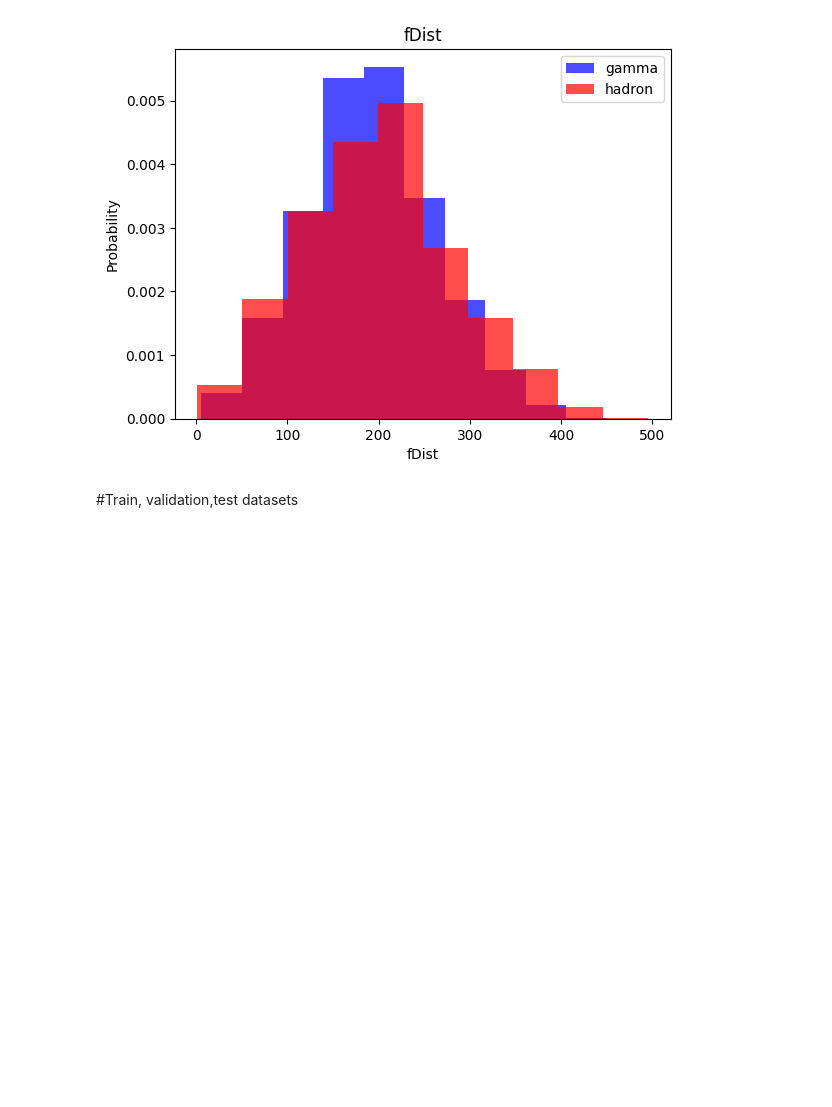
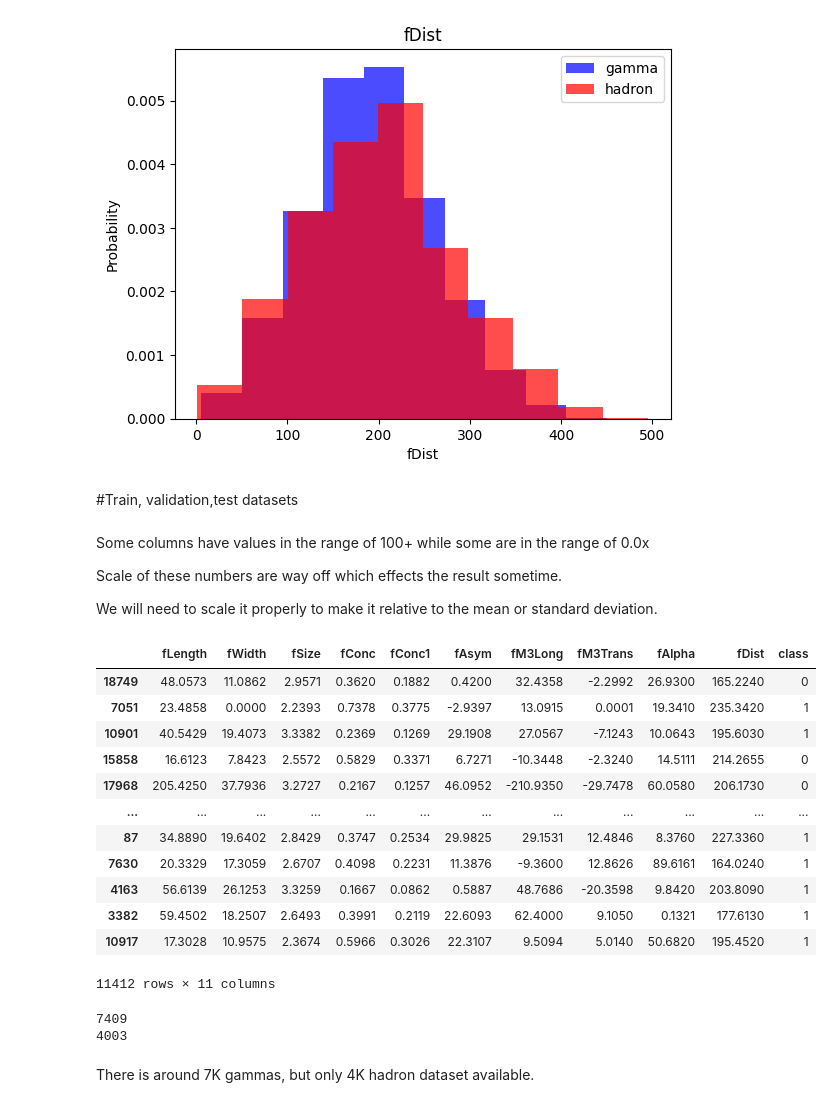
Before and after one commit to qGn300/machine-learning-for-everybody, a Jupyter notebook: Machine_Learning_Day_001.ipynb, the cells around one changed output. Cells and saved outputs as stored; diff of their text form; code cells hidden in the pictures; blank space fills up the shorter version.

Commit message:
Preparing Train, validation, test datasets

```diff
--- a/Machine_Learning_Day_001.ipynb
+++ b/Machine_Learning_Day_001.ipynb
@@ -68,3 +69,9 @@ valid_size = int(0.2 * len(df))
 train = df_shuffled[:train_size]
 valid = df_shuffled[train_size:train_size + valid_size]
 test = df_shuffled[train_size + valid_size:]
+# %% [markdown]
+Some columns have values in the range of 100+ while some are in the range of 0.0x
+
+Scale of these numbers are way off which effects the result sometime.
+
+We will need to scale it properly to make it relative to the mean or standard deviation.
@@ -70,0 +91,24 @@ test = df_shuffled[train_size + valid_size:]
+# %%
+train
+# %% [output]
+|  | fLength | fWidth | fSize | fConc | fConc1 | fAsym | fM3Long | fM3Trans | fAlpha | fDist | class |
+| 18749 | 48.0573 | 11.0862 | 2.9571 | 0.3620 | 0.1882 | 0.4200 | 32.4358 | -2.2992 | 26.9300 | 165.2240 | 0 |
+| 7051 | 23.4858 | 0.0000 | 2.2393 | 0.7378 | 0.3775 | -2.9397 | 13.0915 | 0.0001 | 19.3410 | 235.3420 | 1 |
+| 10901 | 40.5429 | 19.4073 | 3.3382 | 0.2369 | 0.1269 | 29.1908 | 27.0567 | -7.1243 | 10.0643 | 195.6030 | 1 |
+| 15858 | 16.6123 | 7.8423 | 2.5572 | 0.5829 | 0.3371 | 6.7271 | -10.3448 | -2.3240 | 14.5111 | 214.2655 | 0 |
+| 17968 | 205.4250 | 37.7936 | 3.2727 | 0.2167 | 0.1257 | 46.0952 | -210.9350 | -29.7478 | 60.0580 | 206.1730 | 0 |
+| ... | ... | ... | ... | ... | ... | ... | ... | ... | ... | ... | ... |
+| 87 | 34.8890 | 19.6402 | 2.8429 | 0.3747 | 0.2534 | 29.9825 | 29.1531 | 12.4846 | 8.3760 | 227.3360 | 1 |
+| 7630 | 20.3329 | 17.3059 | 2.6707 | 0.4098 | 0.2231 | 11.3876 | -9.3600 | 12.8626 | 89.6161 | 164.0240 | 1 |
+| 4163 | 56.6139 | 26.1253 | 3.3259 | 0.1667 | 0.0862 | 0.5887 | 48.7686 | -20.3598 | 9.8420 | 203.8090 | 1 |
+| 3382 | 59.4502 | 18.2507 | 2.6493 | 0.3991 | 0.2119 | 22.6093 | 62.4000 | 9.1050 | 0.1321 | 177.6130 | 1 |
+| 10917 | 17.3028 | 10.9575 | 2.3674 | 0.5966 | 0.3026 | 22.3107 | 9.5094 | 5.0140 | 50.6820 | 195.4520 | 1 |
+11412 rows × 11 columns
+# %%
+print(len(train[train["class"]==1])) #gamma
+print(len(train[train["class"]==0])) #hadron
+# %% [output]
+7409
+4003
+# %% [markdown]
+There is around 7K gammas, but only 4K hadron dataset available.
```
Also changed, not shown: parts of 2 cells of this notebook.
